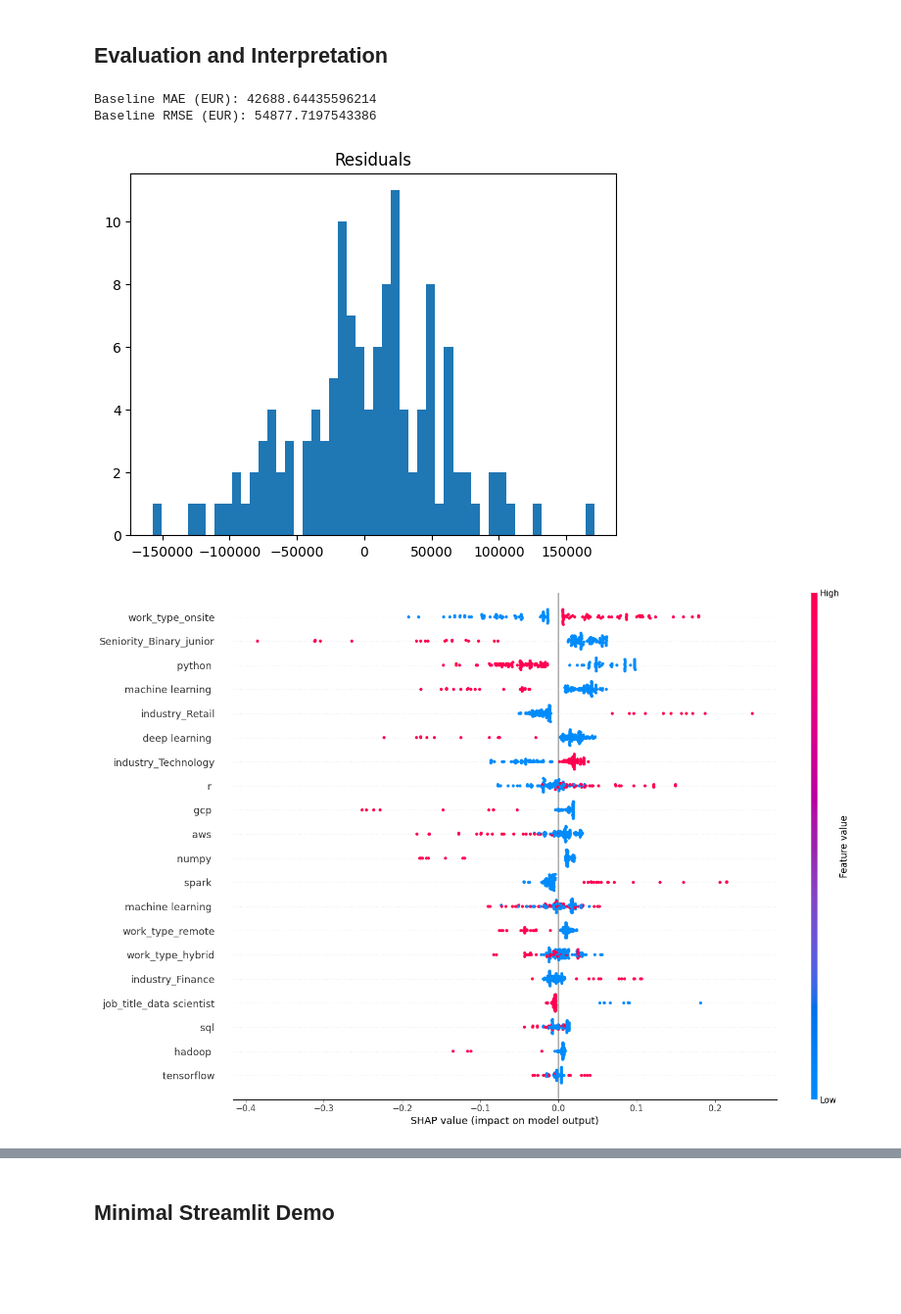
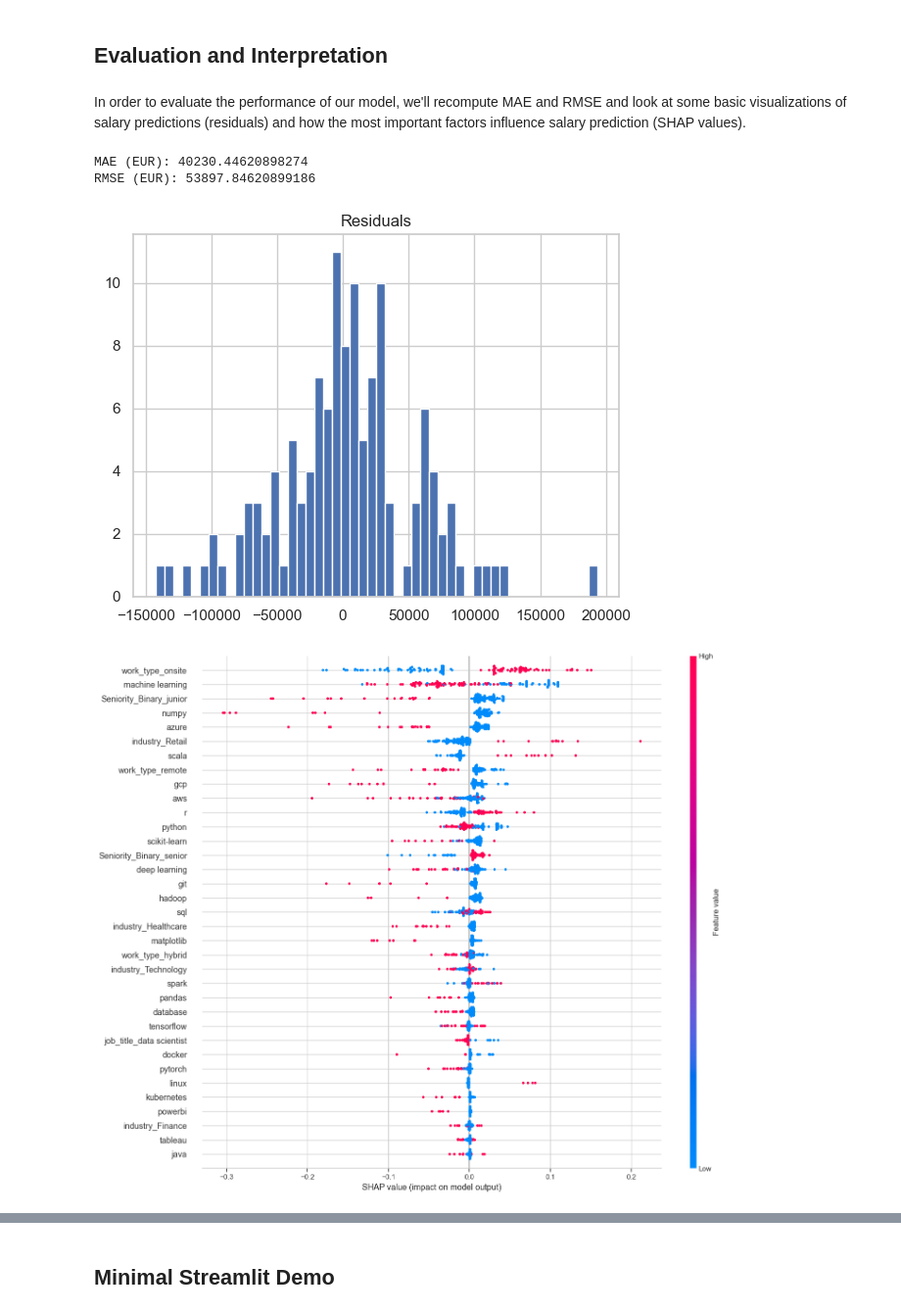
Before and after one commit to PirateWa1rus/PythonPractice, a Jupyter notebook: DSJobs/DSJobs_analysis.ipynb, the cells around one changed output, grey strips where cells are left out. Shown at 98% size. Cells and saved outputs as stored; diff of their text form; code cells hidden in the pictures; blank space fills up the shorter version.

```diff
--- a/DSJobs/DSJobs_analysis.ipynb
+++ b/DSJobs/DSJobs_analysis.ipynb
@@ -596,7 +606,7 @@ def skill_tokenizer(text):
     return [t.strip().lower() for t in text.split('|') if t.strip()]
 
 
-skill_vectorizer = CountVectorizer(tokenizer=skill_tokenizer)
+skill_vectorizer = CountVectorizer(tokenizer=skill_tokenizer, min_df=4)
 
 ## Transformers
 ## one-hot encoding will convert categorical values into simple binary values in a sparse matrix
@@ -792,47 +823,44 @@ Early stopping, best iteration is:
 # %% [markdown]
 <h2>Evaluation and Interpretation</h2>
+# %% [markdown]
+In order to evaluate the performance of our model, we'll recompute MAE and RMSE and look at some basic visualizations of salary predictions (residuals) and how the most important factors influence salary prediction (SHAP values).
 # %%
-# Point estimate performance
-print("Baseline MAE (EUR):", mean_absolute_error(y_true, pred50))
-print("Baseline RMSE (EUR):", root_mean_squared_error(y_true, pred50))
-
 # Residual diagnostics
 residuals = y_true - pred50
 plt.hist(residuals, bins=50)
 plt.title("Residuals")
 plt.show()
 
 # SHAP for the median LightGBM model (q50)
 explainer = shap.TreeExplainer(q50)
-X_dense = X_test_trans.toarray()
-shap_vals = explainer.shap_values(X_dense)
+shap_vals = explainer.shap_values(X_test_trans)
 shap_dense = shap_vals[0] if isinstance(shap_vals, list) else shap_vals
 
 def get_feature_names(preprocessor):
     feature_names = []
 
     for name, transformer, columns in preprocessor.transformers_:
         if name == 'remainder':
             continue  # skip passthrough or dropped columns
 
         if hasattr(transformer, 'get_feature_names_out'):
             names = transformer.get_feature_names_out(columns)
         elif hasattr(transformer, 'get_feature_names'):
             names = transformer.get_feature_names()
         else:
             names = columns  # fallback
 
         feature_names.extend(names)
 
     return feature_names
 
 feature_names = get_feature_names(preprocessor)
 
 # For large transformed X, you may sample then plot summary
 
-shap.summary_plot(shap_dense, X_dense, feature_names=feature_names, plot_size=(15, 10), max_display=20)
+shap.summary_plot(shap_dense, X_test_trans, feature_names=feature_names, plot_size=(15, 12), max_display=35)
 # %% [output]
-Baseline MAE (EUR): 42688.64435596214
-Baseline RMSE (EUR): 54877.7197543386
+MAE (EUR): 40230.44620898274
+RMSE (EUR): 53897.84620899186
-[figure, old version]
+[figure, new version]
-[figure, old version]
+[figure, new version]
```
Also changed, not shown: parts of 16 cells of this notebook, 1 other file.
